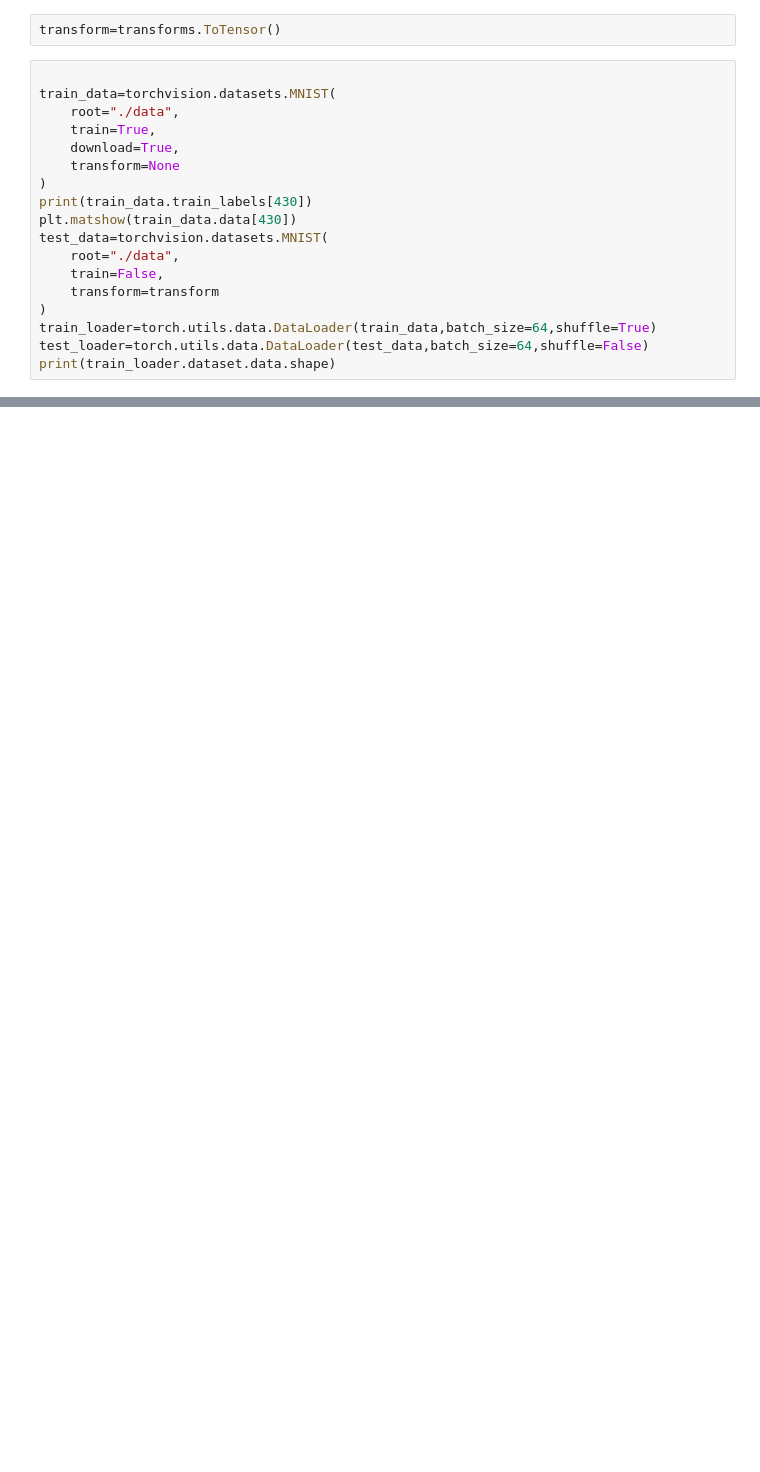
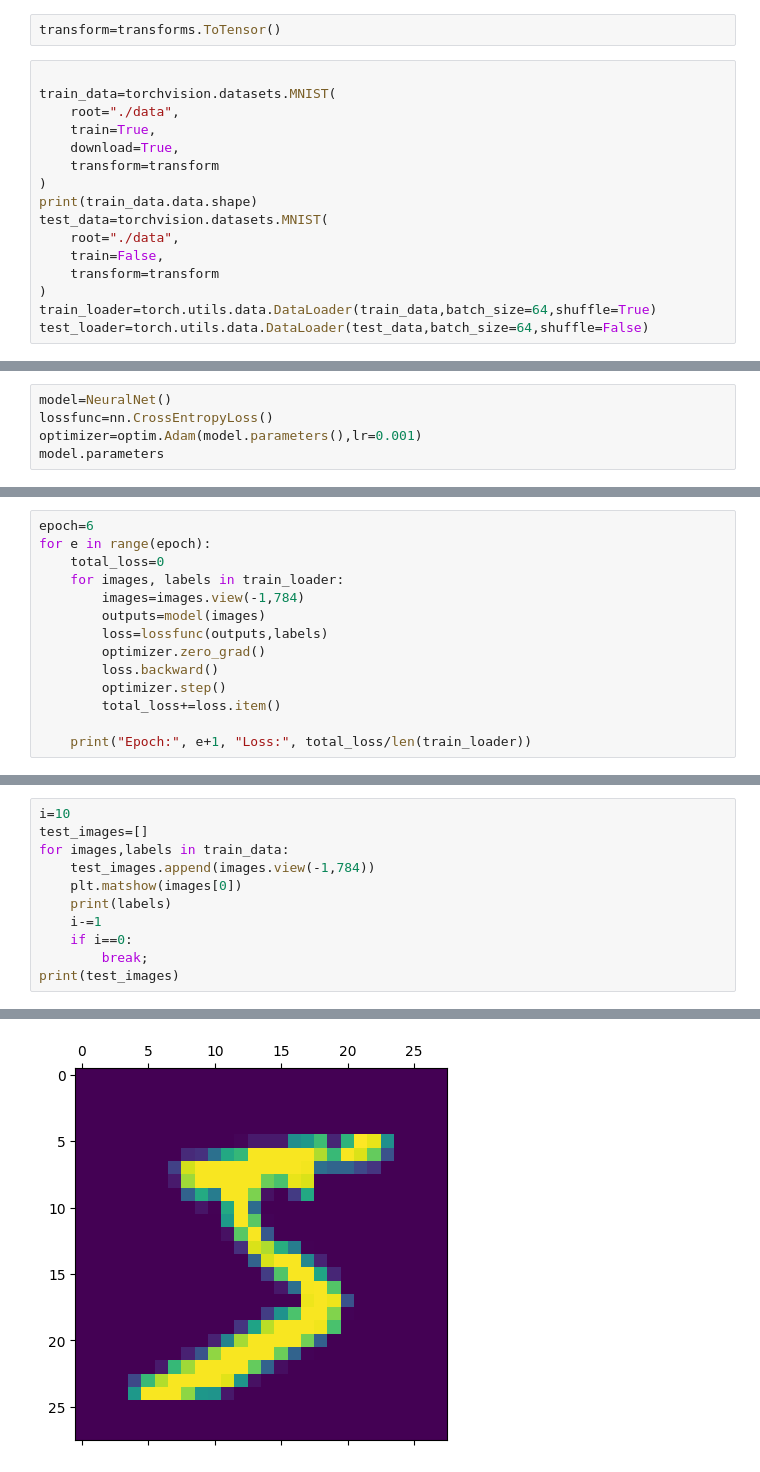
Before and after one commit to Natidev/GDG_AI-Ml_track_2025-26, a Jupyter notebook: neural_networks/image.ipynb, the cells around one changed output, grey strips where cells are left out. Cells and saved outputs as stored; diff of their text form; blank space fills up the shorter version.

Commit message:
Working model

```diff
--- a/neural_networks/image.ipynb
+++ b/neural_networks/image.ipynb
@@ -31,10 +32,9 @@ train_data=torchvision.datasets.MNIST(
     root="./data",
     train=True,
     download=True,
-    transform=None
+    transform=transform
 )
-print(train_data.train_labels[430])
-plt.matshow(train_data.data[430])
+print(train_data.data.shape)
 test_data=torchvision.datasets.MNIST(
     root="./data",
     train=False,
@@ -42,5 +42,4 @@ test_data=torchvision.datasets.MNIST(
 )
 train_loader=torch.utils.data.DataLoader(train_data,batch_size=64,shuffle=True)
 test_loader=torch.utils.data.DataLoader(test_data,batch_size=64,shuffle=False)
-print(train_loader.dataset.data.shape)
 # %% [output]
@@ -49,0 +63,5 @@ torch.Size([60000, 28, 28])
+# %%
+model=NeuralNet()
+lossfunc=nn.CrossEntropyLoss()
+optimizer=optim.Adam(model.parameters(),lr=0.001)
+model.parameters
@@ -49,0 +78,14 @@ torch.Size([60000, 28, 28])
+# %%
+epoch=6
+for e in range(epoch):
+    total_loss=0
+    for images, labels in train_loader:
+        images=images.view(-1,784)
+        outputs=model(images)
+        loss=lossfunc(outputs,labels)
+        optimizer.zero_grad()
+        loss.backward()
+        optimizer.step()
+        total_loss+=loss.item()
+
+    print("Epoch:", e+1, "Loss:", total_loss/len(train_loader))
@@ -49,0 +99,12 @@ torch.Size([60000, 28, 28])
+# %%
+i=10
+test_images=[]
+for images,labels in train_data:
+    test_images.append(images.view(-1,784))
+    plt.matshow(images[0])
+    print(labels)
+    i-=1
+    if i==0:
+        break;
+print(test_images)
+# %% [output]
@@ -49,0 +128 @@ torch.Size([60000, 28, 28])
+[figure, added]
```
Also changed, not shown: parts of 8 cells of this notebook.
